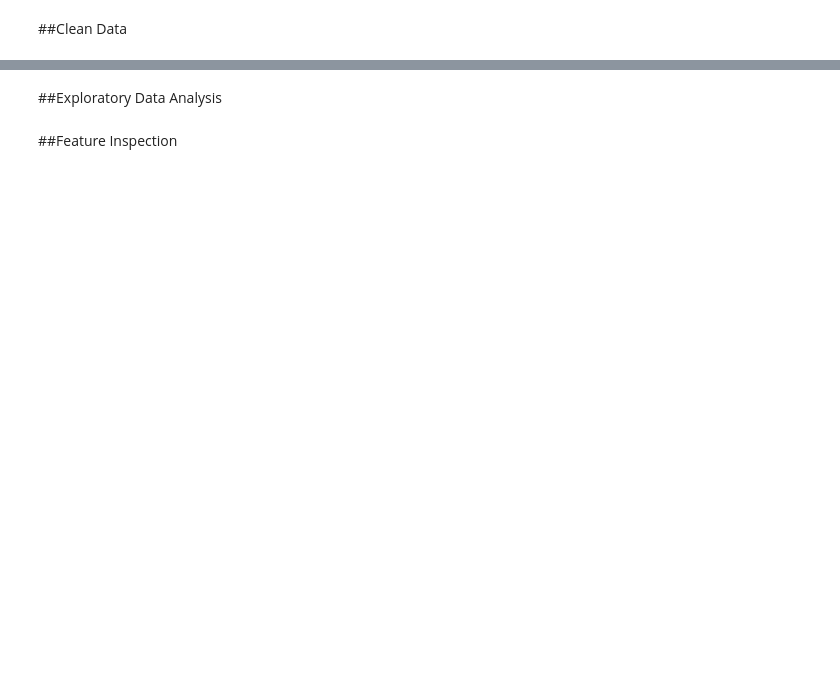
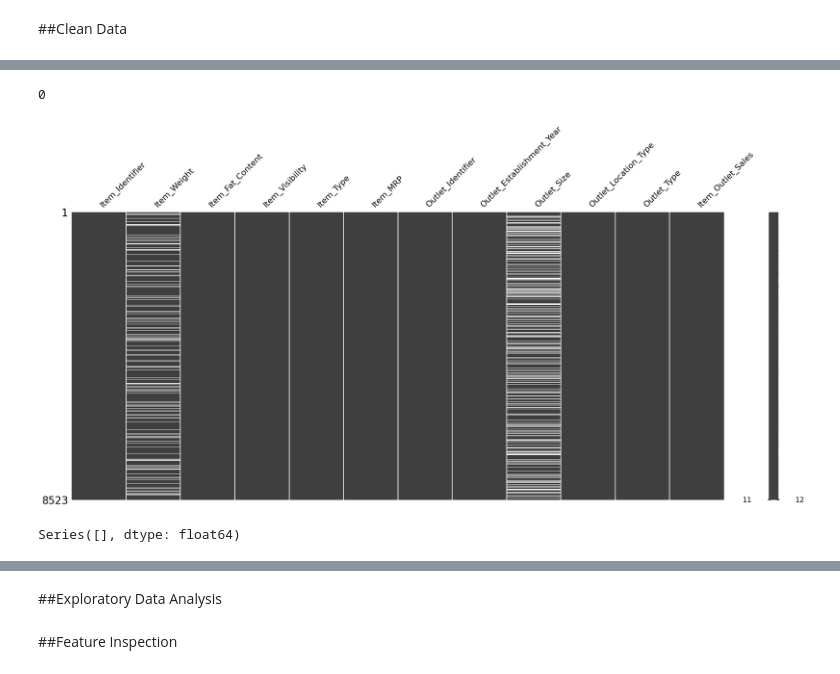
Before and after one commit to twix-ps/Prediction-of-Product-Sales, a Jupyter notebook: Prediction_of_Product_Sales.ipynb, the cells around one changed output, grey strips where cells are left out. Drawn from its saved outputs; the diff is of its cells as text; code cells hidden in the pictures; blank space fills up the shorter version.

```diff
--- a/Prediction_of_Product_Sales.ipynb
+++ b/Prediction_of_Product_Sales.ipynb
@@ -9,3 +9,12 @@
 ###Project Overview
 # %% [markdown]
 ##Load and Inspect Data
+# %%
+from google.colab import drive
+import pandas as pd
+import numpy as np
+import missingno as msno
+
+drive.mount('/content/drive')
+fpath = "/content/drive/MyDrive/Dojo/01-Fundamentals/Week02/Data/sales_predictions_2023.csv"
+df = pd.read_csv(fpath)
@@ -13,0 +76,15 @@
+# %%
+# Checking for duplicates
+duplicated_rows = df.duplicated()
+duplicated_rows.sum()
+
+# None found, so won't drop anything
+# %% [output]
+0
+# %%
+
+# Visualize all the missing data
+
+msno.matrix(df);
+# %% [output]
+[figure, added]
@@ -13,0 +99,6 @@
+# %%
+# Re-check the missing values to ensure they're no longer missing
+null_percent = df.isna().sum()/len(df) * 100
+null_percent[null_percent>0]
+# %% [output]
+Series([], dtype: float64)
```
Also changed, not shown: parts of 7 cells of this notebook.
